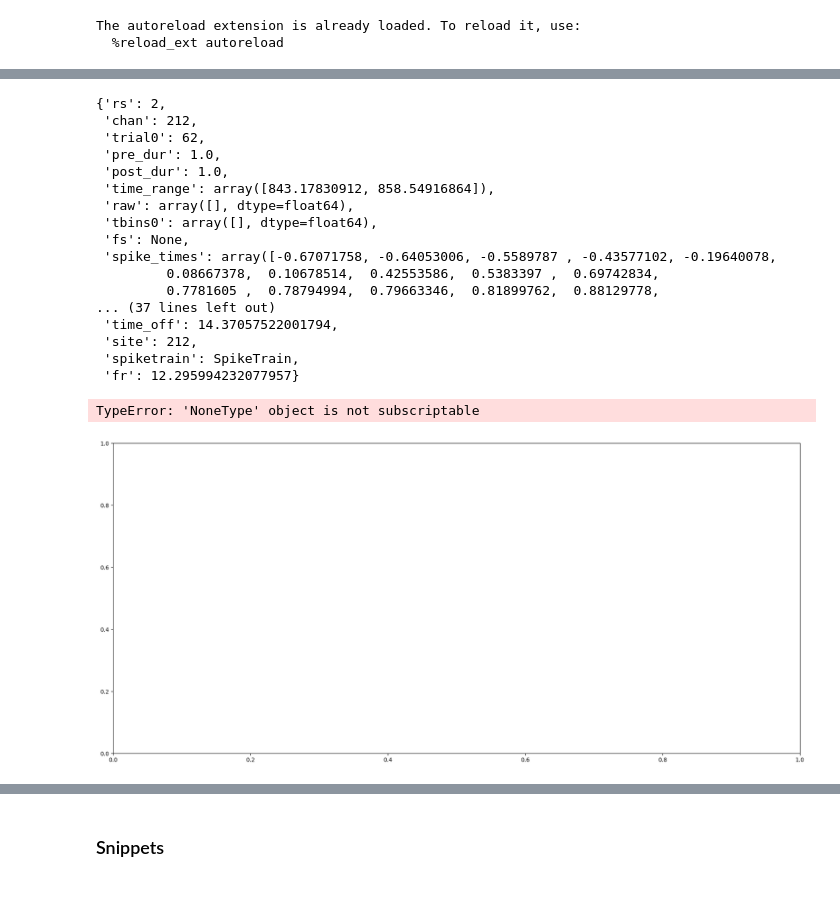
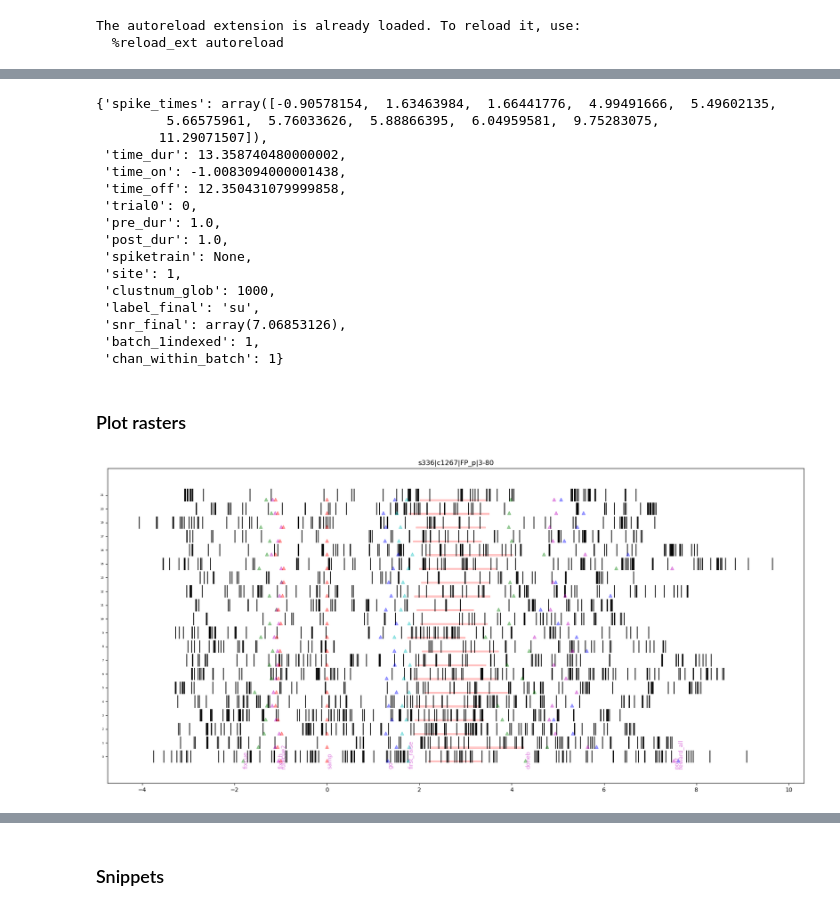
Before and after one commit to lucast4/neuralmonkey, a Jupyter notebook: neuralmonkey/notebooks_tutorials/230627_neural_preprocessing_tutorial.ipynb, the cells around one changed output, grey strips where cells are left out. Cells and saved outputs as stored; diff of their text form; code cells hidden in the pictures.

```diff
--- a/neuralmonkey/notebooks_tutorials/230627_neural_preprocessing_tutorial.ipynb
+++ b/neuralmonkey/notebooks_tutorials/230627_neural_preprocessing_tutorial.ipynb
@@ -17,6 +17,7 @@ import numpy as np
 #%matplotlib inline
 # %%
 # load all sessions for Pancho on 221020
-MS = load_mult_session_helper(221020, 'Pancho')
+
+MS = load_mult_session_helper(230615, 'Diego')
 # %% [output]
 Searching using this string:
@@ -83,31 +123,36 @@ pd.DataFrame()
 # %%
 # get spiketimes and other metadat for a given [SITE, CHANNEL]
-sn.datall_slice_single_bysite(212,62)
+site = sn.sitegetterKS_all_sites()[0]
+trial = sn.get_trials_list()[0]
+sn.datall_TDT_KS_slice_single_bysite(site, trial)
 # %% [output]
-{'rs': 2,
- 'chan': 212,
- 'trial0': 62,
+{'spike_times': array([-0.90578154,  1.63463984,  1.66441776,  4.99491666,  5.49602135,
+         5.66575961,  5.76033626,  5.88866395,  6.04959581,  9.75283075,
+        11.29071507]),
+ 'time_dur': 13.358740480000002,
+ 'time_on': -1.0083094000001438,
+ 'time_off': 12.350431079999858,
+ 'trial0': 0,
  'pre_dur': 1.0,
  'post_dur': 1.0,
- 'time_range': array([843.17830912, 858.54916864]),
- 'raw': array([], dtype=float64),
- 'tbins0': array([], dtype=float64),
- 'fs': None,
- 'spike_times': array([-0.67071758, -0.64053006, -0.5589787 , -0.43577102, -0.19640078,
-         0.08667378,  0.10678514,  0.42553586,  0.5383397 ,  0.69742834,
-         0.7781605 ,  0.78794994,  0.79663346,  0.81899762,  0.88129778,
-... (37 lines left out)
- 'time_off': 14.37057522001794,
- 'site': 212,
- 'spiketrain': SpikeTrain,
- 'fr': 12.295994232077957}
+ 'spiketrain': None,
+ 'site': 1,
+ 'clustnum_glob': 1000,
+ 'label_final': 'su',
+ 'snr_final': array(7.06853126),
+ 'batch_1indexed': 1,
+ 'chan_within_batch': 1}
+# %% [markdown]
+### Plot rasters
+# %%
+sites = sn.sitegetterKS_map_region_to_sites("FP")
 # %%
 # plot multiple trials for a given site
 trials = sn.get_trials_list()
-sn.plotwrapper_raster_multrials_onesite(trials[80: 100], 62);
+# sn.plotwrapper_raster_multrials_onesite(trials[:20], site);
+sn.plotwrapper_raster_multrials_onesite(trials[:20], sites[8], plot_beh=False, alignto="samp");
 # %% [output]
-TypeError: 'NoneType' object is not subscriptable
-[figure, old version]
+[figure, new version]
 # %%
 # plot multiple trials for a given site, and align to a task event (e.g. go, doneb)
 sn.plotwrapper_raster_multrials_onesite(trials[80: 100], 298, alignto="go");
```
Also changed, not shown: parts of 11 cells of this notebook, 1 other file.
